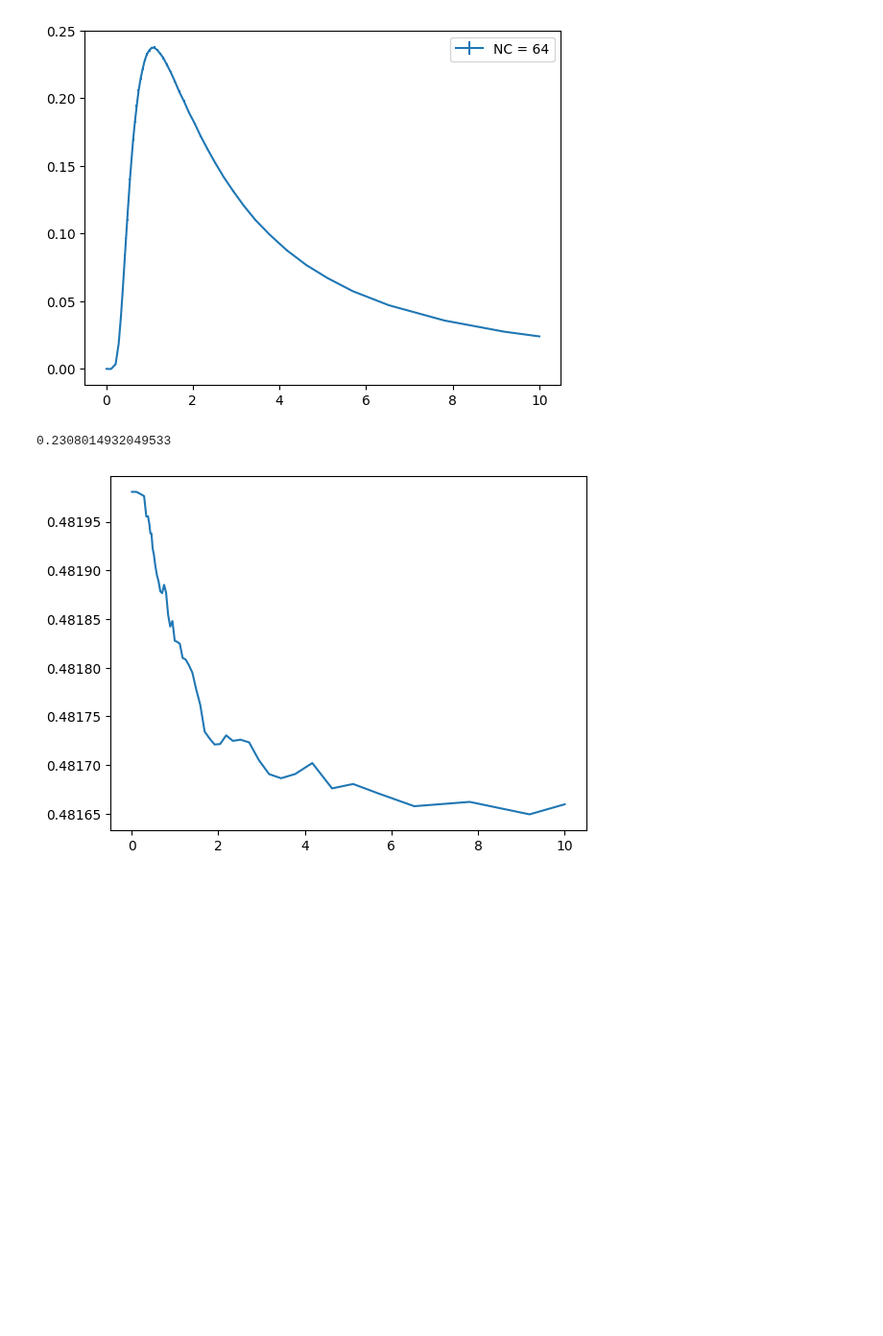
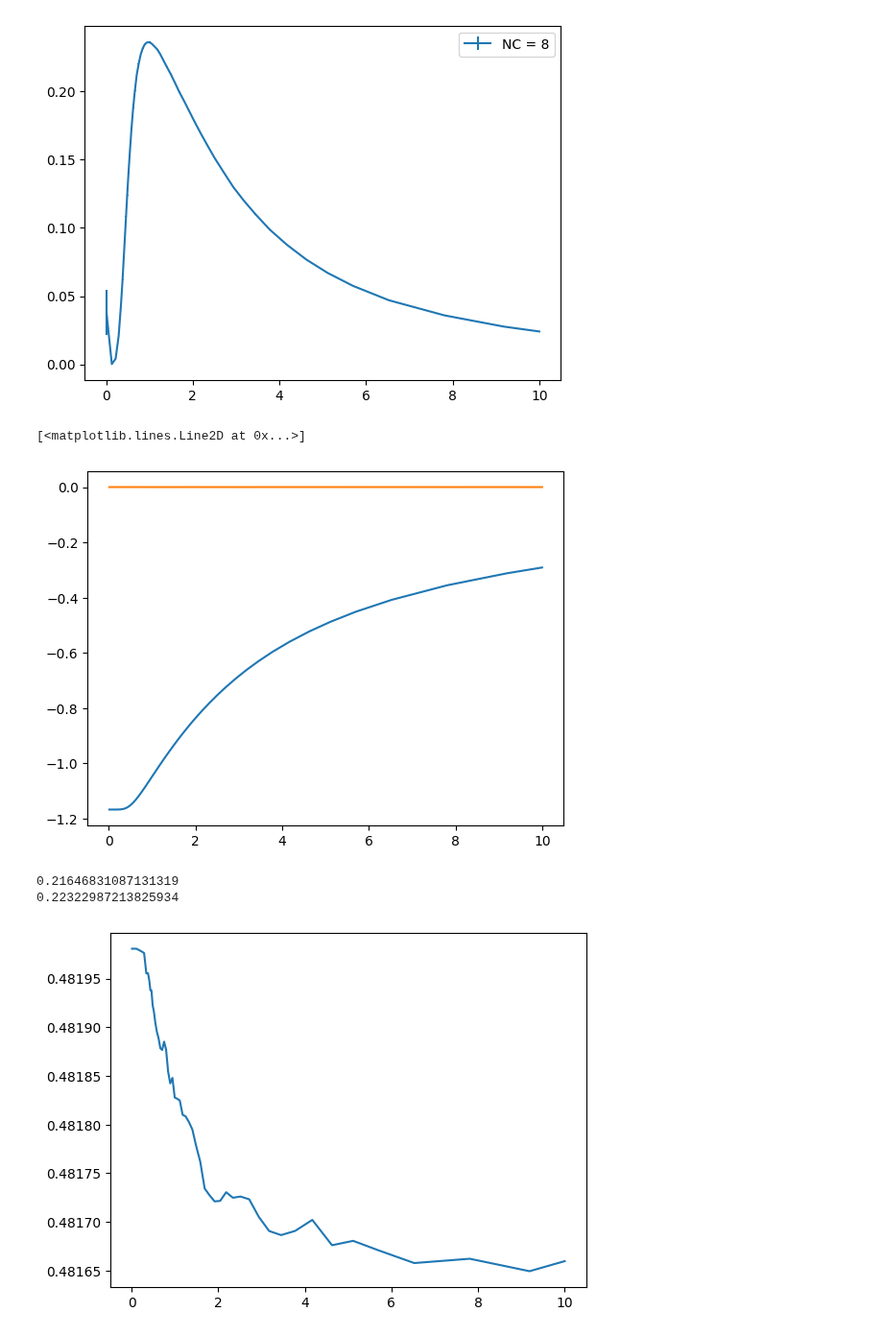
Before and after one commit to Alejo-Costa-Duran/ParallelTempering, a Jupyter notebook: dataAnalysis.ipynb, the cells around one changed output. Shown at 96% size. Cells and saved outputs as stored; diff of their text form; code cells hidden in the pictures; blank space fills up the shorter version.

```diff
--- a/dataAnalysis.ipynb
+++ b/dataAnalysis.ipynb
@@ -51,5 +61,5 @@ def process_data(fileRoot,numFiles,nSpins):
 # %%
 corr64,e64,m64,cv64,cverr64, t64 = process_data("../PT-Data/0Field/DatosN64Proceso",50,24*64)
-#corr1, e1,m1,cv1,cverr1, t1 = process_data("../PT-Data/0Field/DatosN1Proceso",50,24)
-#corr8, e8,m8,cv8,cverr8, t8 = process_data("../PT-Data/0Field/DatosN8Proceso",50,24*8)
+corr1, e1,m1,cv1,cverr1, t1 = process_data("../PT-Data/0Field/DatosN1Proceso",50,24)
+corr8, e8,m8,cv8,cverr8, t8 = process_data("../PT-Data/0Field/DatosN8Proceso",50,24*8)
 # %% [output]
@@ -59,25 +84,27 @@ corr8[0,:] = 1
 # %%
 #plt.errorbar(np.array(t1),cv1,cverr1, label = 'NC = 1')
 #print(t1)
-#plt.errorbar(np.array(t8),cv8,cverr8, label = 'NC = 8')
-plt.errorbar(np.array(t64),cv64,cverr64, label = 'NC = 64')
+plt.errorbar(np.array(t8),cv8,cverr8, label = 'NC = 8')
+#plt.errorbar(np.array(t64),cv64,cverr64, label = 'NC = 64')
 # print(t64)
 plt.legend()
 plt.show()
 
-# plt.plot(np.array(t1),e1, label = 'NC = 1')
-# plt.plot(np.array(t8),e8, label = 'NC = 8')
+#plt.plot(np.array(t1),e1, label = 'NC = 1')
+plt.plot(np.array(t8),e8, label = 'NC = 8')
 #plt.plot(np.array(t64),e64, label = 'NC = 64')
 # plt.legend()
 # plt.show()
 
-# plt.plot(np.array(t1),m1, label = 'NC = 1')
-# plt.plot(np.array(t8),m8, label = 'NC = 8')
+#plt.plot(np.array(t1),m1, label = 'NC = 1')
+plt.plot(np.array(t8),m8, label = 'NC = 8')
 # plt.plot(np.array(t64),m64, label = 'NC = 64')
 # plt.legend()
 # plt.show()
 # %% [output]
-[figure, old version]
+[figure, new version]
+[<matplotlib.lines.Line2D at 0x...>]
+[figure, added]
 # %%
 ### Entropy calculation
 from scipy.integrate import simps as simps
@@ -86,11 +113,11 @@ def entropy(cv, temp):
     e1,e2,e3,e4 = np.log(2)-simps(cv/temp,temp,even = 'first'),np.log(2)-simps(cv/temp,temp,even = 'last'),np.log(2)-simps(cv/temp,temp,even = 'avg'),np.log(2)-simps(cv/temp,temp)
     return (e1+e2+e3+e4)/4
 
-#print(entropy(cv1,t1))
-#print(entropy(cv8,t8))
-print(entropy(cv64,t64))
+print(entropy(cv1,t1))
+print(entropy(cv8,t8))
 # %% [output]
-0.2308014932049533
+0.21646831087131319
+0.22322987213825934
 # %%
 ### Workers analysis
 
```
Also changed, not shown: parts of 4 cells of this notebook, 6 other files.
